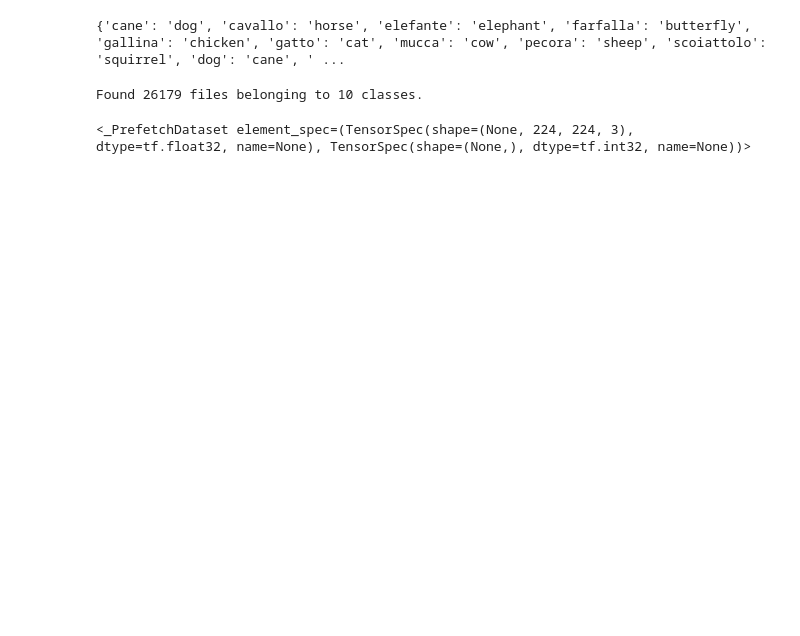
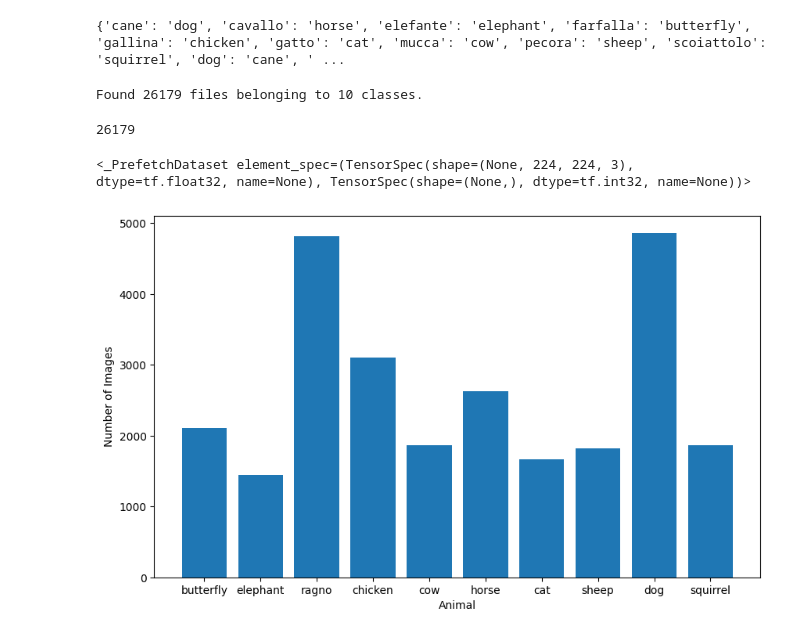
Before and after one commit to eddiechn/Multi-Class-Animal-Classification, a Jupyter notebook: Multi_Animal_Classification.ipynb, the cells around one changed output. Drawn from its saved outputs; the diff is of its cells as text; code cells hidden in the pictures; blank space fills up the shorter version.

```diff
--- a/Multi_Animal_Classification.ipynb
+++ b/Multi_Animal_Classification.ipynb
@@ -53,6 +80,11 @@ dataset = tf.keras.preprocessing.image_dataset_from_directory(
 )
 # %% [output]
 Found 26179 files belonging to 10 classes.
+# %%
+total_files = sum(1 for _ in dataset.unbatch())
+total_files
+# %% [output]
+26179
 # %%
 dataset
 # %% [output]
@@ -64,0 +96,25 @@ from PIL import Image
+# %%
+directory = Path(dataset_dir)
+for animal in directory.iterdir():
+  if animal.is_dir():
+    for img in animal.iterdir():
+      try:
+          PIL.Image.open(img)
+      except UnidentifiedImageError:
+          os.remove(img)
+# %%
+# distrbution
+image_counts = {}
+for animal in directory.iterdir():
+  if animal.is_dir():
+    image_counts[animal.name] = len(list(animal.iterdir()))
+
+labels = [translate.get(animal, animal) for animal in image_counts.keys()]
+
+plt.figure(figsize=(10, 6))
+plt.bar(labels, image_counts.values())
+plt.xlabel('Animal')
+plt.ylabel('Number of Images')
+plt.show()
+# %% [output]
+[figure, added]
```
Also changed, not shown: parts of 31 cells of this notebook.
